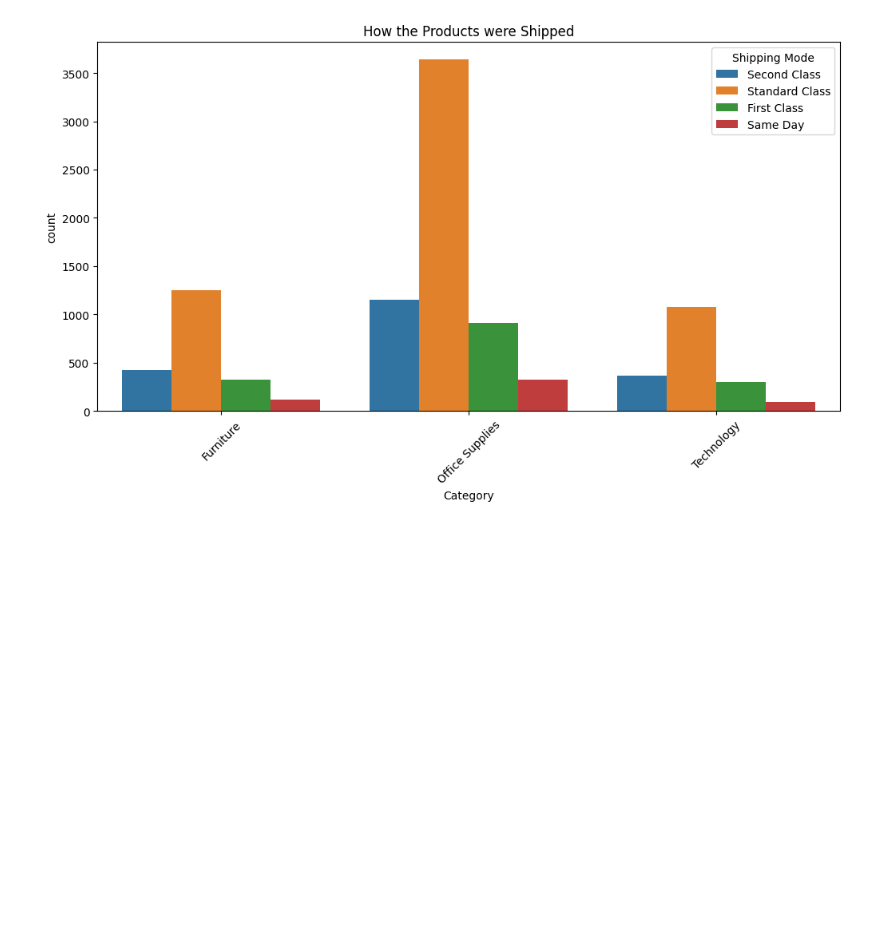
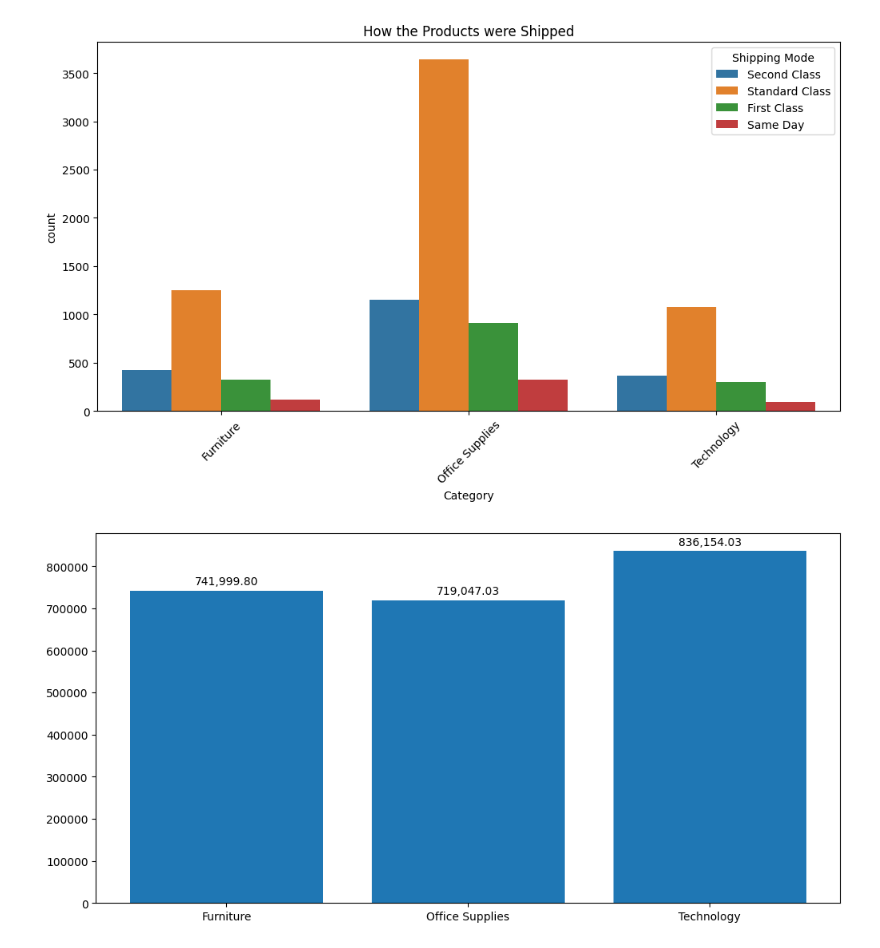
Before and after one commit to Murega14/Superstore, a Jupyter notebook: superstore.ipynb, the cells around one changed output. Drawn from its saved outputs; the diff is of its cells as text; code cells hidden in the pictures; blank space fills up the shorter version.

```diff
--- a/superstore.ipynb
+++ b/superstore.ipynb
@@ -129,3 +129,28 @@ plt.legend(title='Shipping Mode')
 plt.show()
 # %% [output]
 [figure]
+# %%
+#visualizing the total sales for each category
+#changing the sales column datatype to float
+df['Sales'] = df['Sales'].astype(float)
+
+#grouping the data
+category_sales = df.groupby('Category')['Sales'].sum().reset_index()
+
+#plotting a bar plot
+plt.figure(figsize=(12,6))
+bars = plt.bar(category_sales['Category'], category_sales['Sales'])
+
+#annotating the bar plot with their values
+for bar in bars:
+    height = bar.get_height()
+    plt.annotate(f'{height:,.2f}',
+                 xy=(bar.get_x() + bar.get_width() / 2, height),
+                 xytext=(0, 3),
+                 textcoords="offset points",
+                 ha='center', va='bottom')
+
+#plt.tight_layout()
+plt.show()
+# %% [output]
+[figure, added]
```
Also changed, not shown: parts of 4 cells of this notebook.
